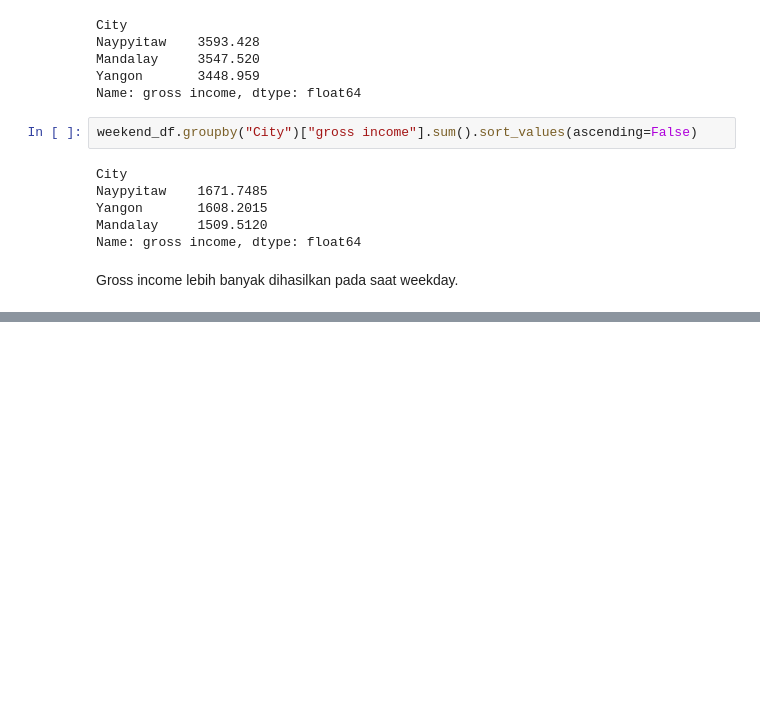
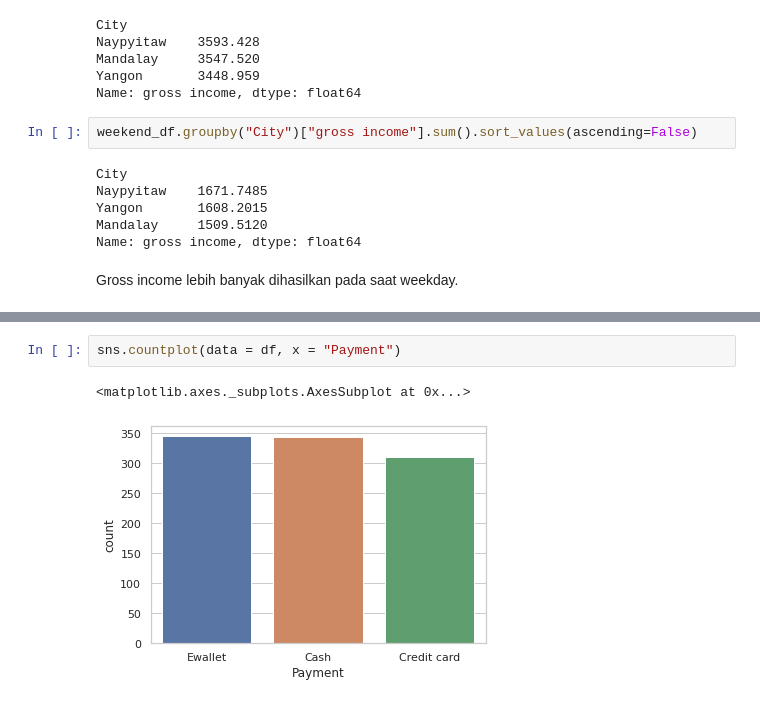
Before and after one commit to Sateasinpedas/Supermarket-sales-analysis-python, a Jupyter notebook: Rafli_Ardiansyah_DS_Essay.ipynb, the cells around one changed output, grey strips where cells are left out. Drawn from its saved outputs; the diff is of its cells as text; blank space fills up the shorter version.

```diff
--- a/Rafli_Ardiansyah_DS_Essay.ipynb
+++ b/Rafli_Ardiansyah_DS_Essay.ipynb
@@ -385,0 +391,5 @@ Gross income lebih banyak dihasilkan pada saat weekday.
+# %%
+sns.countplot(data = df, x = "Payment")
+# %% [output]
+<matplotlib.axes._subplots.AxesSubplot at 0x...>
+[figure, added]
```
Also changed, not shown: parts of 10 cells of this notebook.
